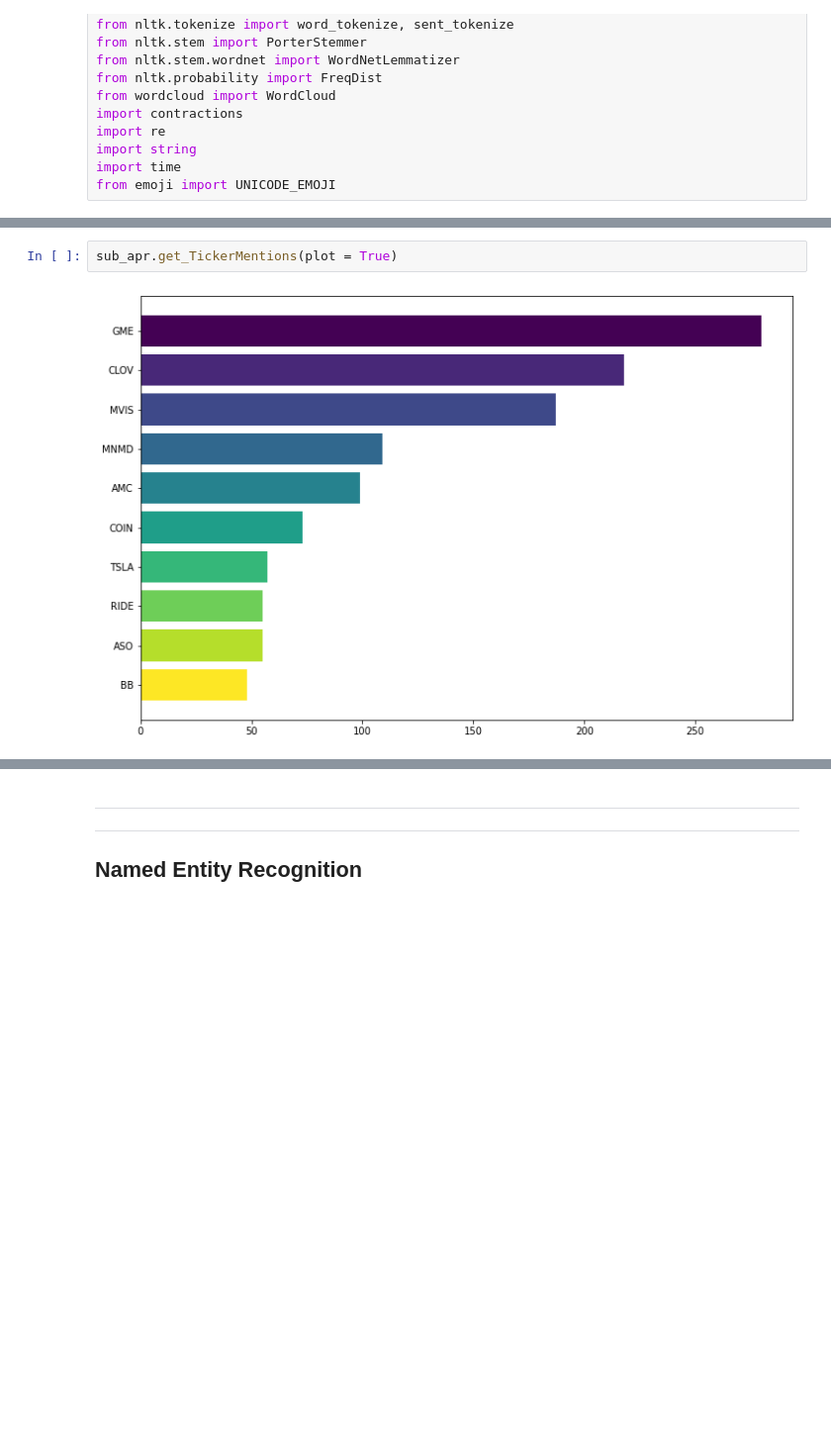
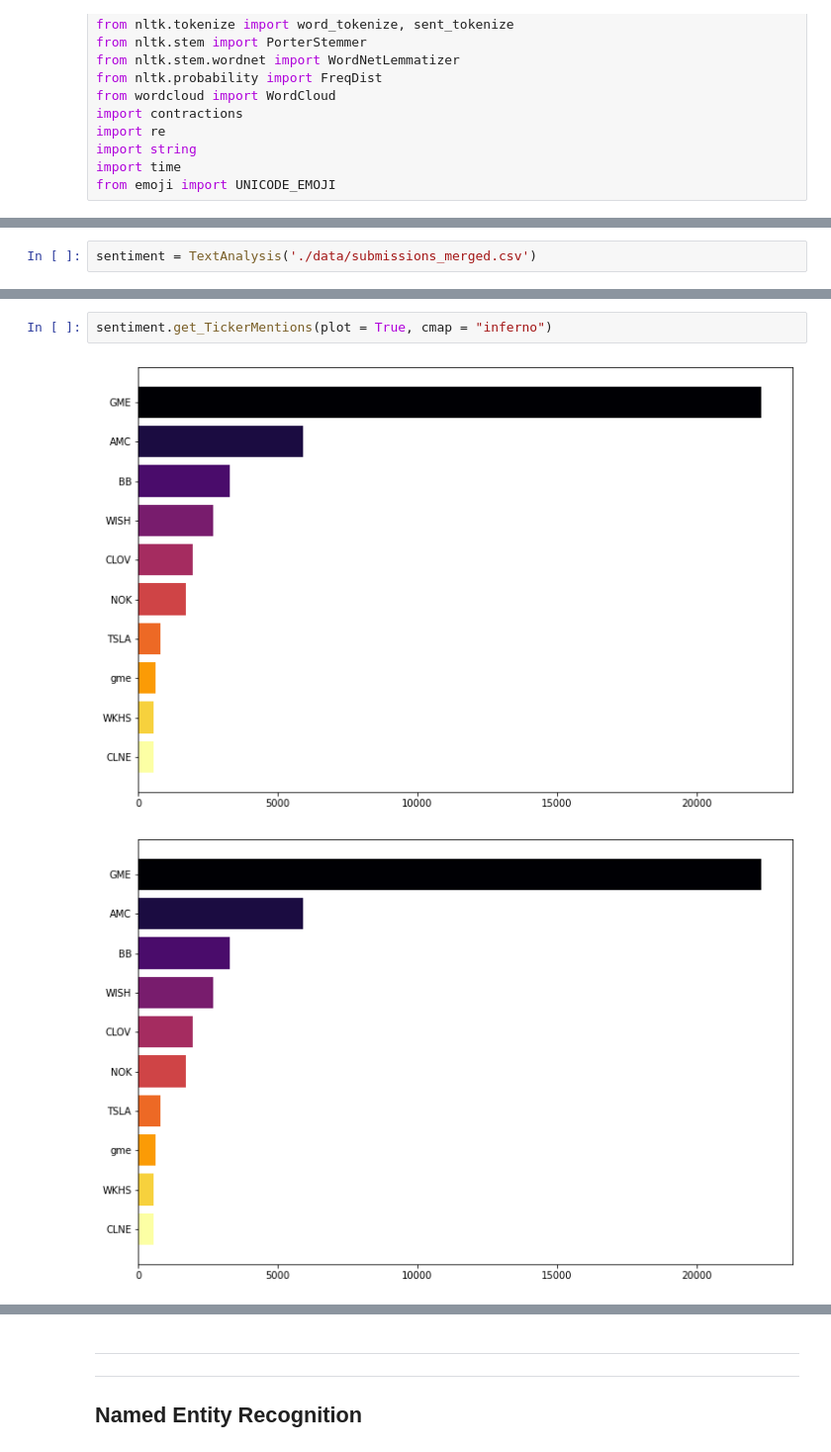
Before and after one commit to kevintrng/MasThe, a Jupyter notebook: Textmine.ipynb, the cells around one changed output, grey strips where cells are left out. Shown at 99% size. Saved outputs shown, nothing was run; the diff lists cells and outputs as text; blank space fills up the shorter version.

```diff
--- a/Textmine.ipynb
+++ b/Textmine.ipynb
@@ -342,0 +104,2 @@ sub_apr.processed_data.head(5)
+# %%
+sentiment = TextAnalysis('./data/submissions_merged.csv')
@@ -356,7 +145,8 @@ plt.show()
 # %%
-sub_apr.get_TickerMentions(plot = True)
+sentiment.get_TickerMentions(plot = True, cmap = "inferno")
 # %% [output]
-[figure, old version]
+[figure, new version]
+[figure, added]
 # %%
 # sub_apr.freq_plot(top = 15)
 fig, ax = plt.subplots(figsize = (10,6))
```
Also changed, not shown: parts of 50 cells of this notebook.
